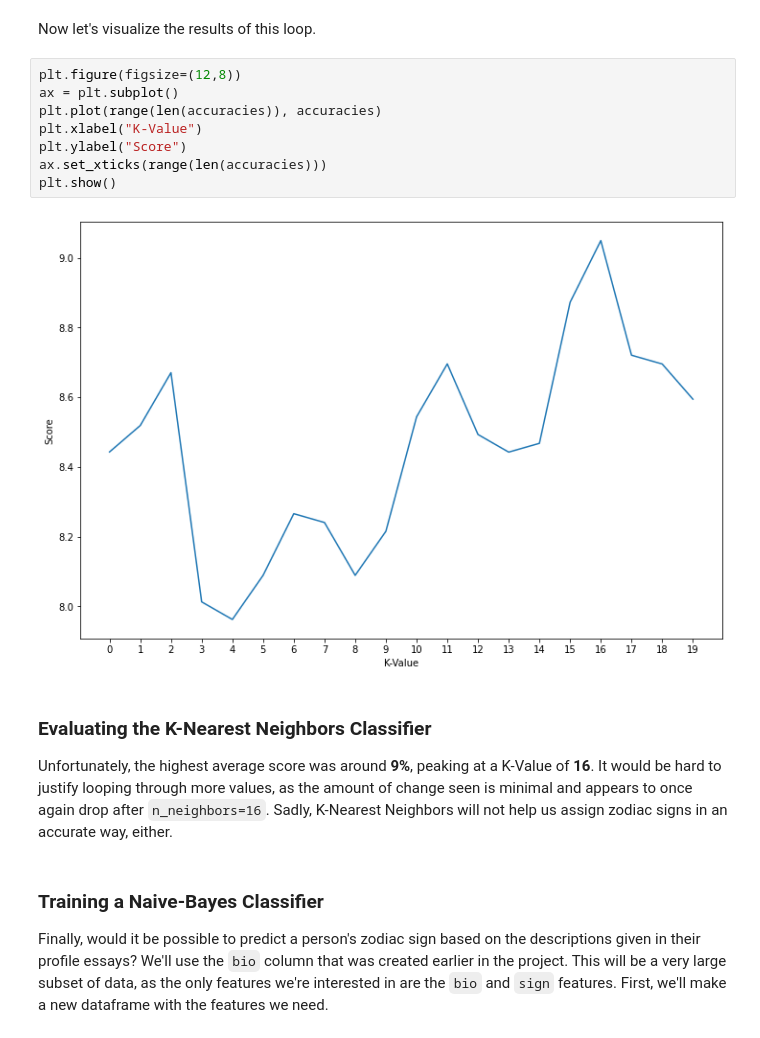
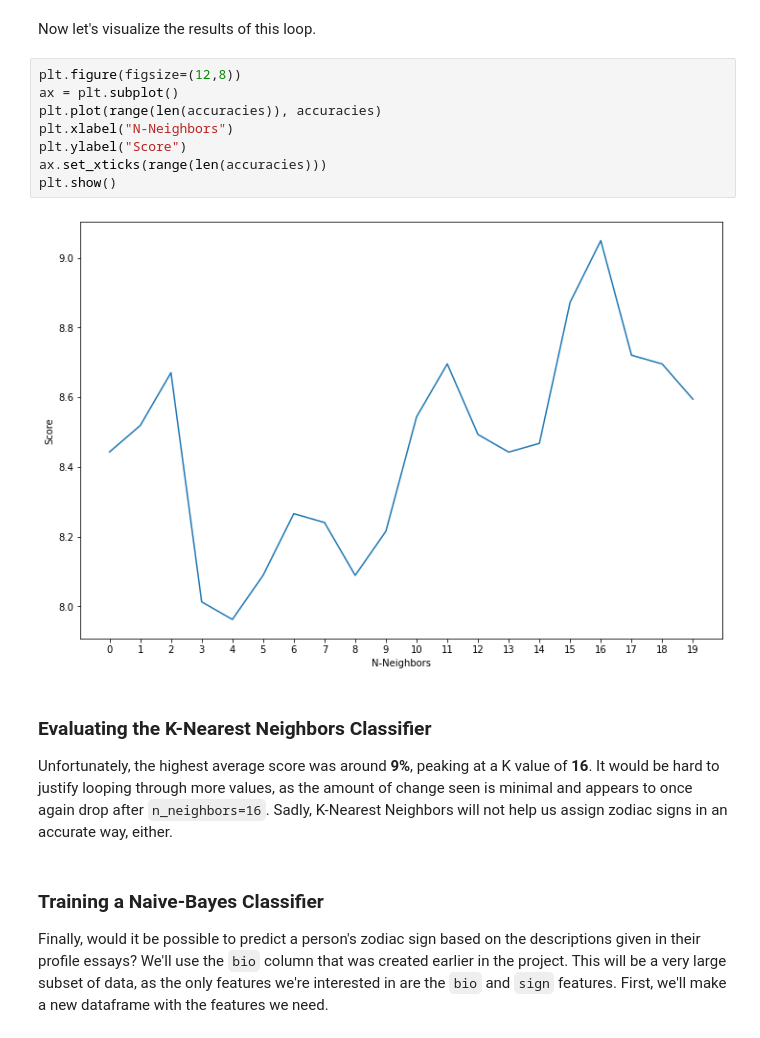
Before and after one commit to arkmalcom/date-a-scientist, a Jupyter notebook: date-a-scientist.ipynb, the cells around one changed output. Saved outputs shown, nothing was run; the diff lists cells and outputs as text.

```diff
--- a/date-a-scientist.ipynb
+++ b/date-a-scientist.ipynb
@@ -315,17 +320,17 @@ Now let's visualize the results of this loop.
 # %%
 plt.figure(figsize=(12,8))
 ax = plt.subplot()
 plt.plot(range(len(accuracies)), accuracies)
-plt.xlabel("K-Value")
+plt.xlabel("N-Neighbors")
 plt.ylabel("Score")
 ax.set_xticks(range(len(accuracies)))
 plt.show()
 # %% [output]
-[figure, old version]
+[figure, new version]
 # %% [markdown]
 ### Evaluating the K-Nearest Neighbors Classifier
 
-Unfortunately, the highest average score was around **9%**, peaking at a K-Value of **16**. It would be hard to justify looping through more values, as the amount of change seen is minimal and appears to once again drop after `n_neighbors=16`. Sadly, K-Nearest Neighbors will not help us assign zodiac signs in an accurate way, either.
+Unfortunately, the highest average score was around **9%**, peaking at a K value of **16**. It would be hard to justify looping through more values, as the amount of change seen is minimal and appears to once again drop after `n_neighbors=16`. Sadly, K-Nearest Neighbors will not help us assign zodiac signs in an accurate way, either.
 # %% [markdown]
 ### Training a Naive-Bayes Classifier
 
```
Also changed, not shown: parts of 42 cells of this notebook.
